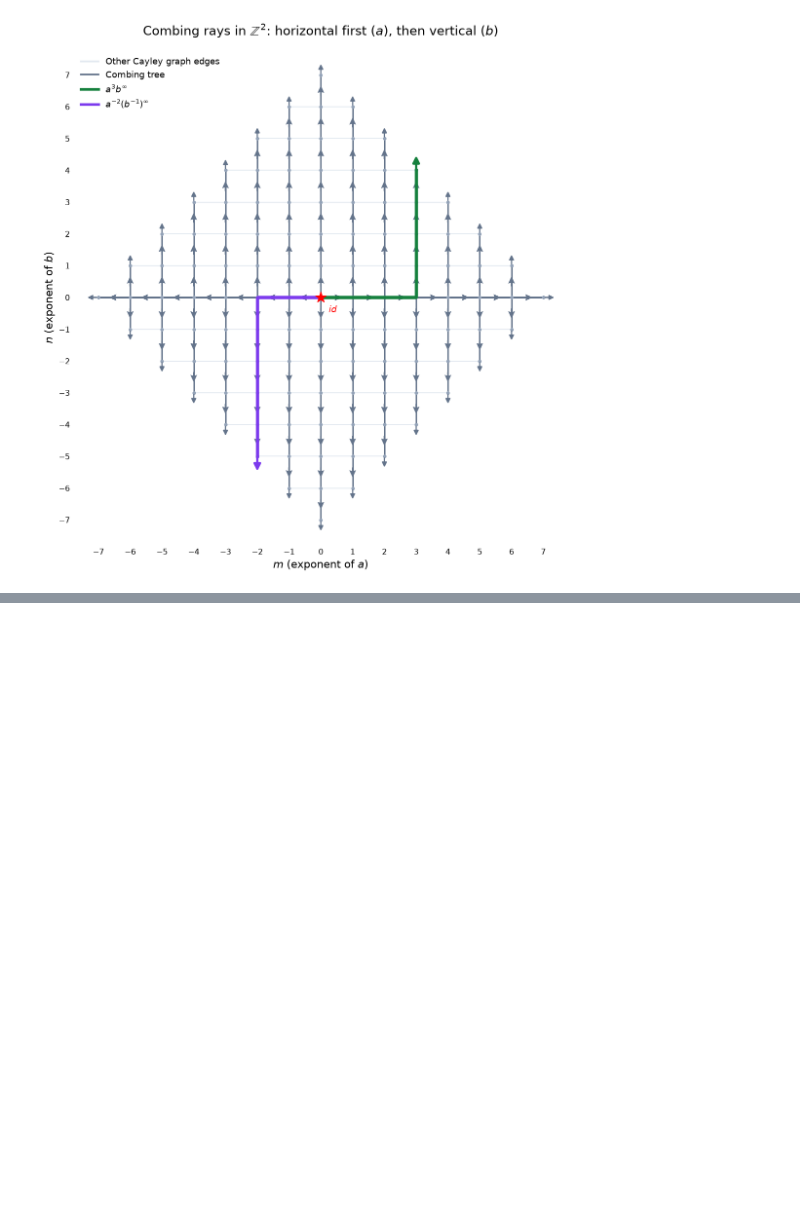
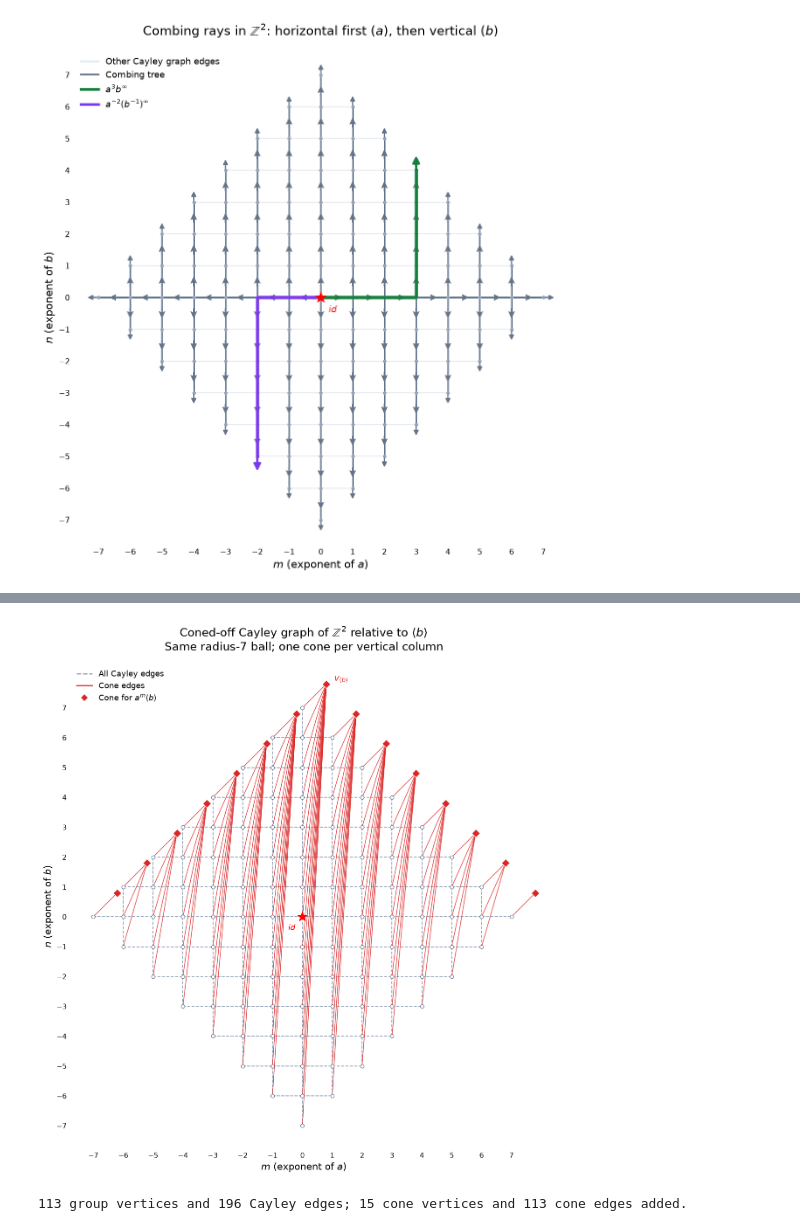
Before and after one commit to DothWalrus/automaton_of_F_2, a Jupyter notebook: geodesic_combing_z2.ipynb, the cells around one changed output, grey strips where cells are left out. Saved outputs shown, nothing was run; the diff lists cells and outputs as text; code cells hidden in the pictures; blank space fills up the shorter version.

```diff
--- a/geodesic_combing_z2.ipynb
+++ b/geodesic_combing_z2.ipynb
@@ -361,0 +431,47 @@ plt.show()
+# %%
+# Left cosets a^m<b> are vertical columns, indexed by the a-coordinate m.
+z2_b_cosets = {m: [g for g in z2_ball_vertices if g[0] == m]
+               for m in range(-z2_cayley_radius, z2_cayley_radius + 1)}
+z2_coned_ball = z2_cayley_ball.copy()
+nx.set_node_attributes(z2_coned_ball, 'group', 'kind')
+z2_cone_vertices = {m: ('cone', m) for m in z2_b_cosets}
+z2_cone_positions = {}
+for m, members in z2_b_cosets.items():
+    cone = z2_cone_vertices[m]
+    z2_coned_ball.add_node(cone, kind='cone', coset=m)
+    z2_coned_ball.add_edges_from((cone, g, {'kind': 'cone'}) for g in members)
+    # A small sideways offset separates cone edges from the vertical Cayley edges.
+    z2_cone_positions[m] = np.array([m + 0.80, max(g[1] for g in members) + 0.8])
+z2_coned_pos = dict(z2_cayley_pos)
+z2_coned_pos.update({z2_cone_vertices[m]: p for m, p in z2_cone_positions.items()})
+assert len(z2_cone_vertices) == 2 * z2_cayley_radius + 1
+assert z2_coned_ball.number_of_edges() == z2_cayley_ball.number_of_edges() + len(z2_cayley_ball)
+assert all(set(z2_coned_ball.neighbors(z2_cone_vertices[m])) == set(members)
+           for m, members in z2_b_cosets.items())
+
+fig_z2_coned, ax_z2_coned = plt.subplots(figsize=(10, 10))
+draw_z2_cayley_background(ax_z2_coned)
+z2_cone_segments = [(z2_cone_positions[m], z2_cayley_pos[g])
+                    for m, members in z2_b_cosets.items() for g in members]
+ax_z2_coned.add_collection(LineCollection(z2_cone_segments, colors=z2_cone_red,
+                                         linewidths=0.9, alpha=0.8, zorder=2))
+z2_cone_xy = np.array(list(z2_cone_positions.values()))
+ax_z2_coned.scatter(z2_cone_xy[:, 0], z2_cone_xy[:, 1], s=55, marker='D',
+                    facecolors=z2_cone_red, edgecolors='white', lw=0.7, zorder=5)
+ax_z2_coned.annotate(r'$v_{\langle b\rangle}$', z2_cone_positions[0],
+                     xytext=(10, 4), textcoords='offset points', fontsize=11, color=z2_cone_red)
+ax_z2_coned.set_title(r'Coned-off Cayley graph of $\mathbb{Z}^2$ relative to $\langle b\rangle$'
+                      + f'\nSame radius-{z2_cayley_radius} ball; one cone per vertical column', pad=16)
+ax_z2_coned.legend(handles=[
+    Line2D([0], [0], color=z2_gray, ls='--', lw=1.5, label='All Cayley edges'),
+    Line2D([0], [0], color=z2_cone_red, lw=1.5, label='Cone edges'),
+    Line2D([0], [0], color='none', marker='D', markerfacecolor=z2_cone_red,
+           markeredgecolor='white', markersize=7, label=r'Cone for $a^m\langle b\rangle$')],
+    loc='upper left', frameon=False, fontsize=10)
+fig_z2_coned.tight_layout()
+plt.show()
+print(f'{len(z2_cayley_ball)} group vertices and {z2_cayley_ball.number_of_edges()} Cayley edges; '
+      f'{len(z2_cone_vertices)} cone vertices and {len(z2_cone_segments)} cone edges added.')
+# %% [output]
+[figure, added]
+113 group vertices and 196 Cayley edges; 15 cone vertices and 113 cone edges added.
```
Also changed, not shown: parts of 3 cells of this notebook, 1 other file.
